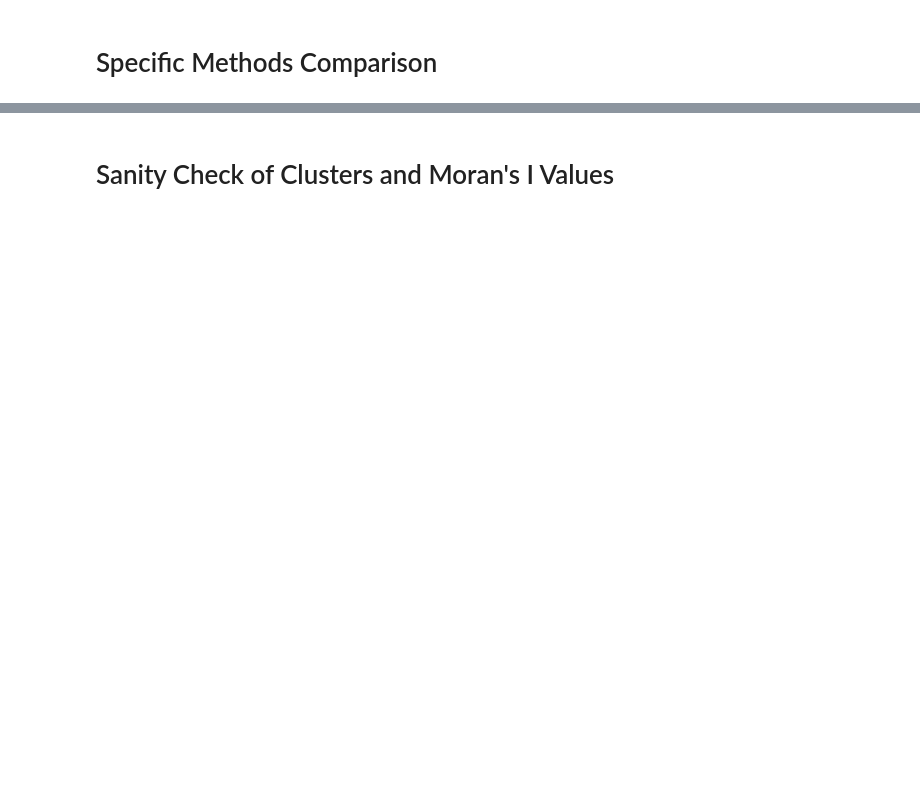
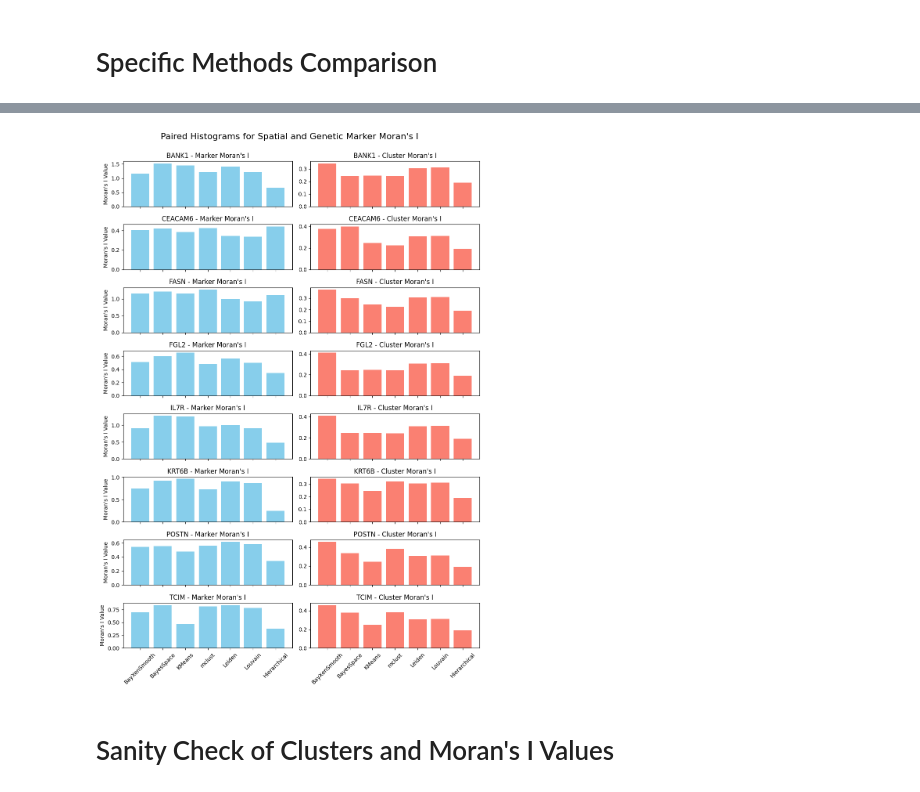
Before and after one commit to prob-ml/XeniumCluster, a Jupyter notebook: cluster_metrics.ipynb, the cells around one changed output, grey strips where cells are left out. Cells and saved outputs as stored; diff of their text form; code cells hidden in the pictures; blank space fills up the shorter version.

Commit message:
latest results batch

```diff
--- a/cluster_metrics.ipynb
+++ b/cluster_metrics.ipynb
@@ -36,7 +36,7 @@ sample_for_assignment = False
 concentration_amp = 1.0
 spatial_norms = [0.05, 0.1]
 aggs = ["sum", "mean", "weighted"]
-num_neighboring_spots = [50, 100, 200, 400]
+num_neighboring_spots = [50]
 kernels = ['umap', 'naive_distance']
 # %% [markdown]
 # Load Data
@@ -250,7 +235,7 @@ def gene_gearys_c(clustering, gearys_clusters, clusters, num_neighbors=100):
     return gearys_c_dict
 # %%
 models = ["BayesSpace", "Leiden", "Louvain", "K-Means", "Hierarchical_No_Spatial", "mclust"]
-num_neighboring_spots = [50, 100, 200, 400]
+num_neighboring_spots = [50]
 kernels = ['umap']
 spot_sizes = [50]
 K = 17
@@ -275,8 +260,8 @@ for spot_size in spot_sizes:
         for root, dirs, files in os.walk(results_dir):
             for file in files:
                 # Check if the file is named morans_i_by_gene.json
-                if (file == f"clusters_K={K}.csv" or (file.endswith(".csv") and "clusters_RES" in file)) and str(spot_size) in root:
-                    # print(os.path.join(root, file))
+                if (file == f"clusters_K={K}.csv" or (file.endswith(".csv") and "clusters_RES" in file)) and f"/{spot_size}/" in root:
+                    print(os.path.join(root, file))
                     for neighboring_spots in num_neighboring_spots:
                         for kernel in kernels:
 
@@ -351,7 +336,7 @@ for gene_name in MARKER_GENES:
                     data = [line for line in jsonlines.Reader(f)]
                     # Print the data to verify it's been loaded
                     morans_i = [x for x in data if gene_name in x]
-                    if morans_i[0][gene_name] > current_max_expression and "SPOTSIZE=50" in file_path:# and "K-Means" in file_path:
+                    if morans_i[0][gene_name] > current_max_expression and "SPOTSIZE=50" in file_path and "umap/50" in file_path:# and "K-Means" in file_path:
                         current_max_filepath = file_path
                         current_max_expression = morans_i[0][gene_name]
                         mpd_root = root
@@ -369,4 +354,6 @@ for gene_name in MARKER_GENES:
                                         current_best_mpd = (sum(mpd_dict.values()) / 1_000, f"(but K* = {len(mpd_dict)})")
                         except FileNotFoundError:
                             print(os.path.join(mpd_dir, mpd_file), "has missing MPD.")
-    morans_i_dict[gene_name] = current_max_expression, current_max_filepath, current_best_mpd
+                        with open(file_path.replace("morans_i_by_gene.jsonl", "morans_i.jsonl")) as g:
+                            morans_i_spatial = [line for line in jsonlines.Reader(g)][0]
+    morans_i_dict[gene_name] = current_max_expression, current_max_filepath, current_best_mpd, morans_i_spatial
@@ -545,3 +585,65 @@ morans_i_dict
+# %%
+import matplotlib.pyplot as plt
+import pandas as pd
+
+# Data for Moran's I values (marker genes) and Moran's I for cluster membership indicators
+data = {
+    'Gene': ['BANK1', 'CEACAM6', 'FASN', 'FGL2', 'IL7R', 'KRT6B', 'POSTN', 'TCIM'],
+    'BayXenSmooth_Marker': [1.154, 0.406, 1.156, 0.513, 0.905, 0.751, 0.547, 0.701],
+    'BayesSpace_Marker': [1.523, 0.421, 1.217, 0.603, 1.278, 0.920, 0.554, 0.840],
+    'KMeans_Marker': [1.449, 0.385, 1.158, 0.654, 1.256, 0.963, 0.478, 0.472],
+    'mclust_Marker': [1.220, 0.424, 1.276, 0.485, 0.970, 0.732, 0.561, 0.810],
+    'Leiden_Marker': [1.403, 0.343, 0.995, 0.564, 1.007, 0.908, 0.615, 0.834],
+    'Louvain_Marker': [1.219, 0.338, 0.929, 0.497, 0.904, 0.870, 0.584, 0.781],
+    'Hierarchical_Marker': [0.656, 0.441, 1.119, 0.343, 0.483, 0.251, 0.343, 0.375],
+    'BayXenSmooth_Cluster': [0.343, 0.375, 0.375, 0.411, 0.407, 0.341, 0.455, 0.459],
+    'BayesSpace_Cluster': [0.244, 0.398, 0.301, 0.244, 0.244, 0.305, 0.335, 0.377],
+    'KMeans_Cluster': [0.246, 0.246, 0.246, 0.246, 0.246, 0.246, 0.246, 0.246],
+    'mclust_Cluster': [0.242, 0.224, 0.224, 0.242, 0.242, 0.321, 0.381, 0.381],
+    'Leiden_Cluster': [0.306, 0.306, 0.306, 0.306, 0.306, 0.306, 0.306, 0.306],
+    'Louvain_Cluster': [0.311, 0.311, 0.311, 0.311, 0.311, 0.311, 0.311, 0.311],
+    'Hierarchical_Cluster': [0.190, 0.190, 0.190, 0.190, 0.190, 0.190, 0.190, 0.190]
+}
+
+# Convert to DataFrame and reshape for plotting
+df = pd.DataFrame(data)
+df_melted = pd.melt(df, id_vars=['Gene'], var_name='Method_Type', value_name='Moran_I')
+
+# Split 'Method_Type' into 'Method' and 'Type' (Marker or Cluster)
+df_melted[['Method', 'Type']] = df_melted['Method_Type'].str.split('_', expand=True)
+df_marker = df_melted[df_melted['Type'] == 'Marker']
+df_cluster = df_melted[df_melted['Type'] == 'Cluster']
+
+# Merge marker and cluster data
+df_combined = pd.merge(df_marker, df_cluster, on=['Gene', 'Method'], suffixes=('_Marker', '_Cluster'))
+
+# Set up a 2-row grid of subplots for paired histograms per gene
+fig, axes = plt.subplots(nrows=len(df['Gene']), ncols=2, figsize=(10, 15), sharex=True, sharey=False)  # Adjusted figure size for better fit in an academic paper
+fig.suptitle("Paired Histograms for Spatial and Genetic Marker Moran's I", fontsize=16, y=0.95)  # Adjusted font size for better readability
+
+# Plot histograms for each gene's Moran's I values by method, one for spatial and one for genetic marker Moran's I
+for i, gene in enumerate(df['Gene']):
+    # Filter data for the current gene
+    gene_data_marker = df_combined[(df_combined['Gene'] == gene) & (df_combined['Type_Marker'] == 'Marker')]
+    gene_data_cluster = df_combined[(df_combined['Gene'] == gene) & (df_combined['Type_Cluster'] == 'Cluster')]
+
+    # Histogram for genetic marker Moran's I values
+    axes[i, 0].bar(gene_data_marker['Method'], gene_data_marker['Moran_I_Marker'], color='skyblue')
+    axes[i, 0].set_title(f"{gene} - Marker Moran's I", fontsize=12)  # Adjusted font size for subplot titles
+    axes[i, 0].set_ylabel("Moran's I Value", fontsize=10)  # Adjusted font size for y-axis label
+    axes[i, 0].tick_params(axis='x', rotation=45, labelsize=10)  # Adjusted font size for x-axis labels
+
+    # Histogram for cluster Moran's I values
+    axes[i, 1].bar(gene_data_cluster['Method'], gene_data_cluster['Moran_I_Cluster'], color='salmon')
+    axes[i, 1].set_title(f"{gene} - Cluster Moran's I", fontsize=12)  # Adjusted font size for subplot titles
+    axes[i, 1].tick_params(axis='x', rotation=45, labelsize=10)  # Adjusted font size for x-axis labels
+
+# Adjust layout to prevent overlap
+plt.tight_layout(rect=[0, 0, 1, 0.95])  # Adjusted layout for better fit
+plt.savefig('results/hBreast/morans_i.png', dpi=300)  # Increased DPI for crisp image
+plt.show()
+# %% [output]
+[figure, added]
 # %%
 import seaborn as sns
 import matplotlib.pyplot as plt
```
Also changed, not shown: parts of 10 cells of this notebook, 10 other files.
